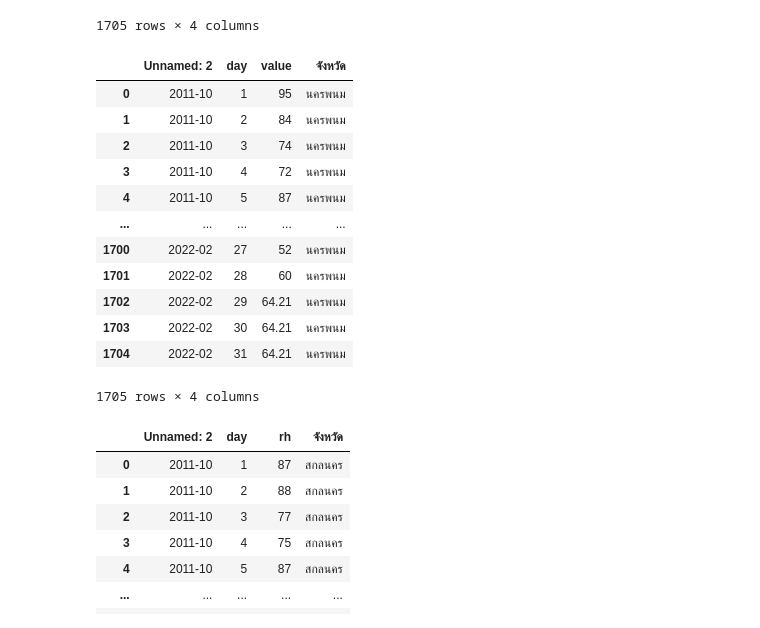
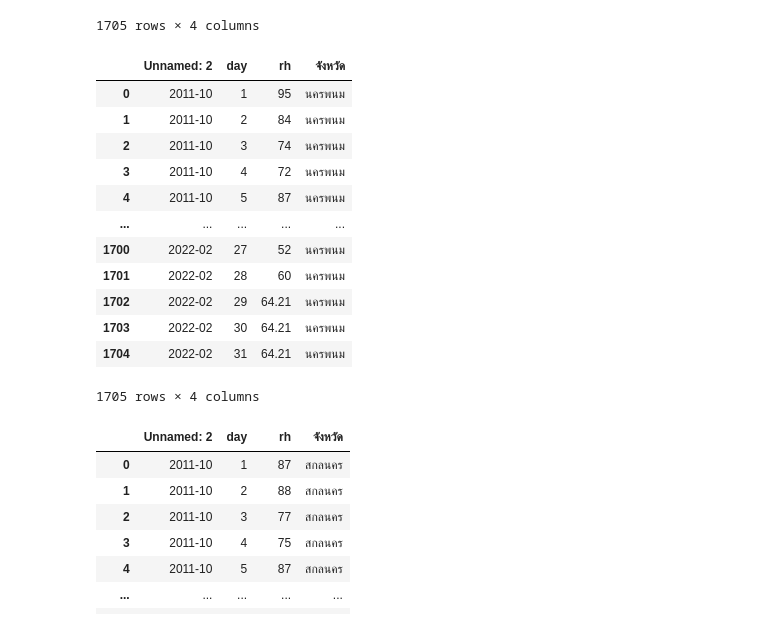
Before and after one commit to lapatradaa/BSC_DPDM23, a Jupyter notebook: midterm_bscdpdm23.ipynb, the cells around one changed output. Saved outputs shown, nothing was run; the diff lists cells and outputs as text; code cells hidden in the pictures.

```diff
--- a/midterm_bscdpdm23.ipynb
+++ b/midterm_bscdpdm23.ipynb
@@ -317,29 +317,29 @@ rh_kkn_processed
 # %%
 def process_dataframe(df):
     # Drop specified columns
     columns_to_remove = ['Unnamed: 0', 'Unnamed: 1', 'Unnamed: 34']
     df = df.drop(columns=columns_to_remove)
 
     df.iloc[:, 0] = pd.to_datetime(df.iloc[:, 0]).dt.to_period('M')
     df.set_index(df.columns[0], inplace=True)
 
     def replace_dash_and_nan_with_mean(row):
         numeric_values = pd.to_numeric(row.replace(['-', np.nan], [np.nan, np.nan]))
         mean_value = numeric_values.mean()
         row = row.replace(['-', np.nan], [f'{mean_value:.2f}', f'{mean_value:.2f}'])
         return row
 
     df = df.apply(replace_dash_and_nan_with_mean, axis=1)
 
-    df_a = df.stack().reset_index().rename(columns={'level_1': 'day', 0: 'value'})
+    df_a = df.stack().reset_index().rename(columns={'level_1': 'day', 0: 'rh'})
 
     df_a['จังหวัด'] = 'นครพนม'
 
     return df_a
 rh_npm_processed = process_dataframe(rh_npm)
 rh_npm_processed
 # %% [output]
-|  | Unnamed: 2 | day | value | จังหวัด |
+|  | Unnamed: 2 | day | rh | จังหวัด |
 | 0 | 2011-10 | 1 | 95 | นครพนม |
 | 1 | 2011-10 | 2 | 84 | นครพนม |
 | 2 | 2011-10 | 3 | 74 | นครพนม |
```
Also changed, not shown: parts of 7 cells of this notebook.
